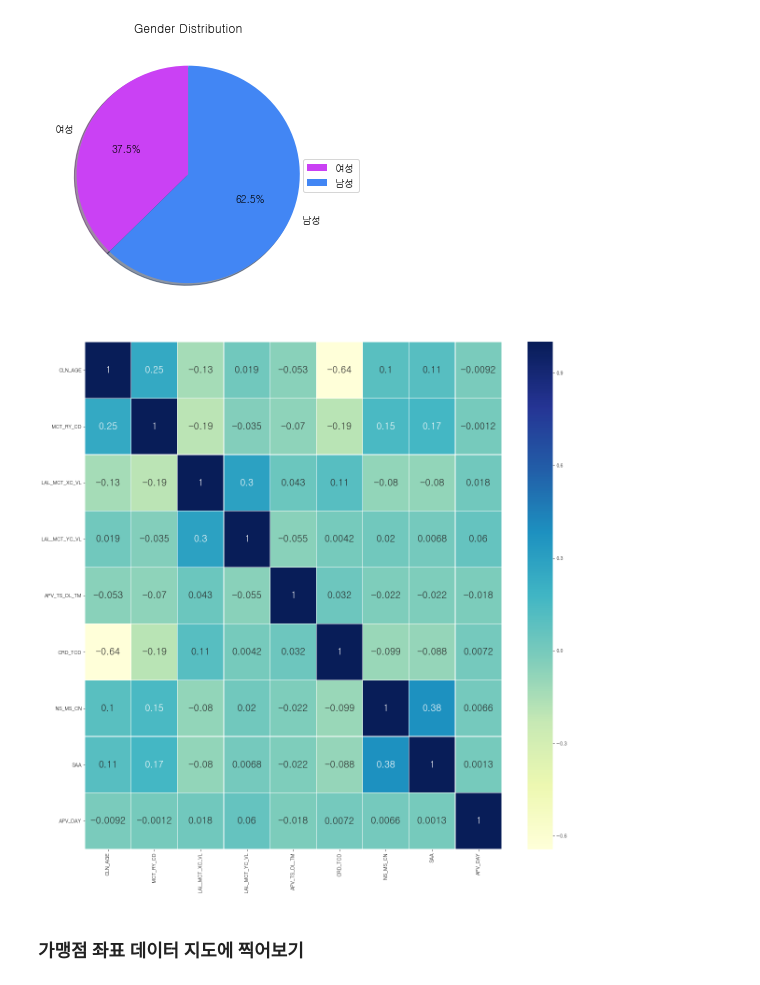
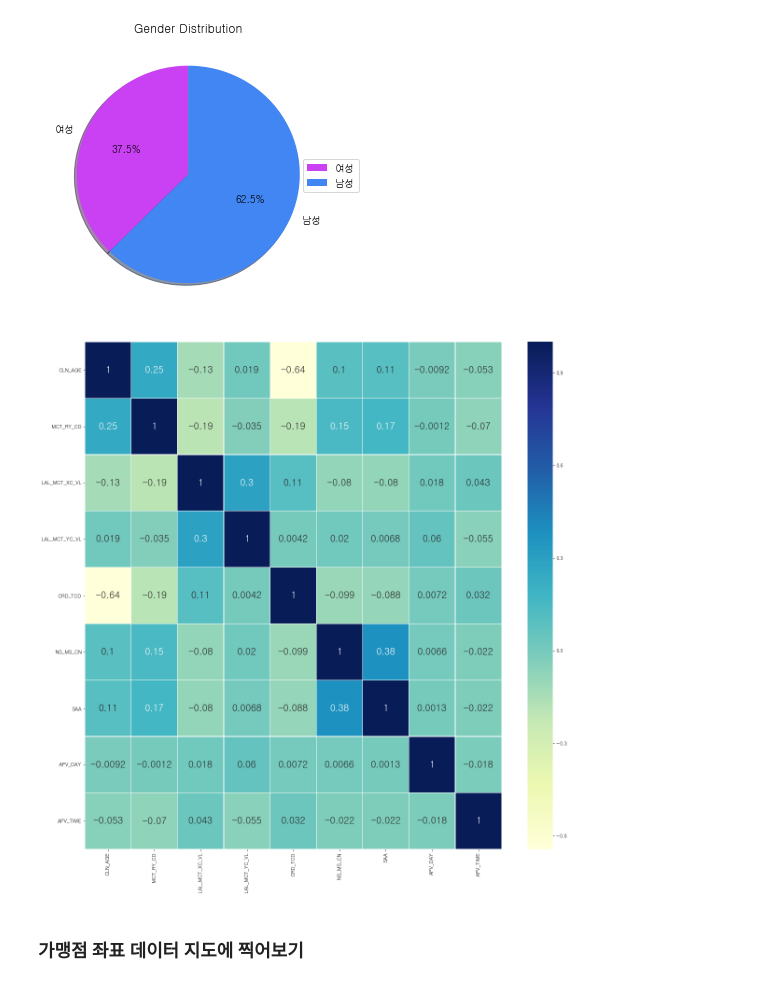
Before and after one commit to lain-02/aiproject, a Jupyter notebook: ai_project.ipynb, the cells around one changed output. Drawn from its saved outputs; the diff is of its cells as text; code cells hidden in the pictures.

```diff
--- a/ai_project.ipynb
+++ b/ai_project.ipynb
@@ -150,9 +197,9 @@ Name: CLN_AGE, dtype: float64
 ### (2) 일자별 분포
 # %%
 # 일자별 분포를 보기 위해 데이터에 일자 apv_day 추가
-data['APV_DAY'] = data['APV_TS_D'].dt.day
+data_clean['APV_DAY'] = data_clean['APV_TS_DATETIME'].dt.day
 
-sns.distplot(data['APV_DAY'])
+sns.distplot(data_clean['APV_DAY'])
 plt.xlabel("카드승인일자 (10월기준)")
 plt.title("Day Distribution") # You can comment this line out if you don't need title
 plt.show()
@@ -163,4 +214,4 @@ plt.show()
 # %% [markdown]
 ### (3) 요일별 분포
 # %%
-data['APV_WEEK'] = data['APV_TS_D'].dt.day_name()
+data_clean['APV_WEEK'] = data_clean['APV_TS_DATETIME'].dt.day_name()
@@ -183,0 +241,10 @@ plt.show()
+# %%
+# 시간별 분포
+
+# 시간대별 분포를 보기 위해 데이터에 Hour 정보 추가
+data_clean['APV_TIME'] = data_clean['APV_TS_DATETIME'].dt.hour
+
+sns.distplot(data_clean['APV_TIME'])
+plt.xlabel("카드승인 시간대 (10월기준)")
+plt.title("Hour Distribution") # You can comment this line out if you don't need title
+plt.show()
@@ -328,8 +404,8 @@ del temp01
 # %%
-data["AGE_CCD"] = data["CLN_AGE"] // 10 * 10
-data["SAA(10K)"] = data["SAA"] / 10000
+data_clean["AGE_CCD"] = data_clean["CLN_AGE"] // 10 * 10
+data_clean["SAA(10K)"] = data_clean["SAA"] / 10000
 """ 연령별/업종별 취급액/이용건수 pivot 생성"""
-pivot_mct_ry = pd.pivot_table(data=data, index = ['MCT_RY_NM'], values = ['SAA'],
+pivot_mct_ry = pd.pivot_table(data=data_clean, index = ['MCT_RY_NM'], values = ['SAA'],
 columns = ['AGE_CCD'], aggfunc = [len], fill_value = 0)
 pivot_mct_ry.columns = ['10대','20대','30대','40대','50대','60대','70대','80대','90대']
 pivot_mct_ry_sort = pivot_mct_ry.sort_values(by = "20대", ascending=False)
@@ -382,15 +488,15 @@ plt.show()
 [figure]
 # %%
 # 전체 변수 correlation 분석
-corr = data.corr()
+corr = data_clean.corr()
 sns.heatmap(corr,annot=True,cmap='YlGnBu',linewidths=0.2,annot_kws={'size':20})
 fig=plt.gcf()
 fig.set_size_inches(20,20)
 plt.xticks(fontsize=11)
 plt.yticks(fontsize=11)
 plt.show()
 # %% [output]
-[figure, old version]
+[figure, new version]
 # %% [markdown]
 ### 가맹점 좌표 데이터 지도에 찍어보기
 # %%
```
Also changed, not shown: parts of 50 cells of this notebook.
